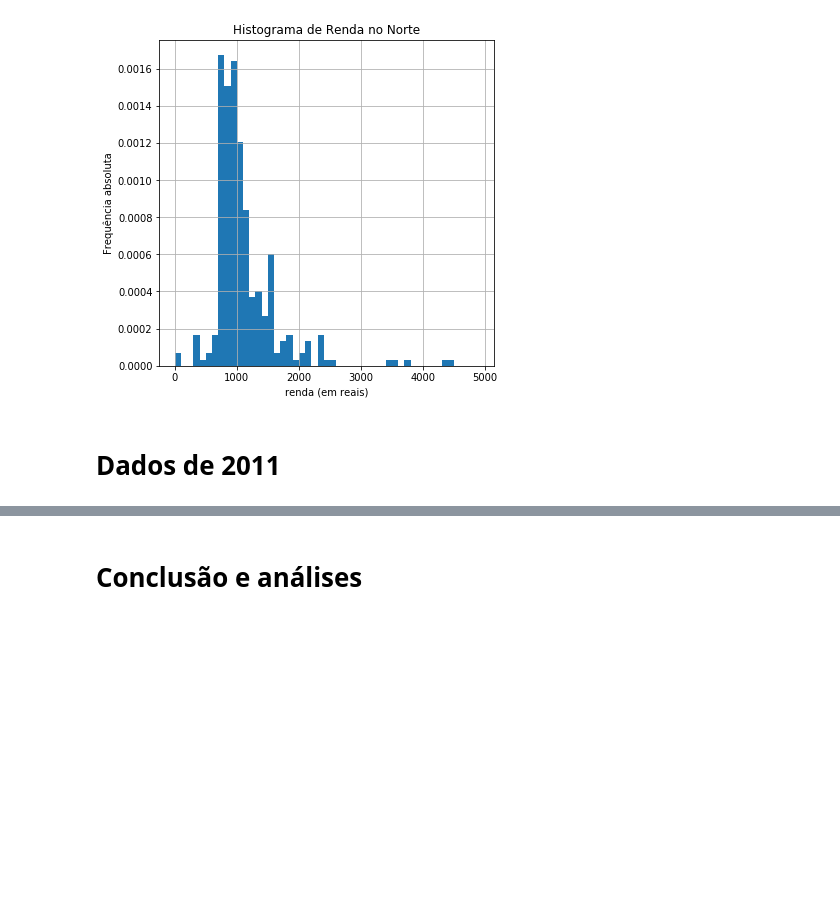
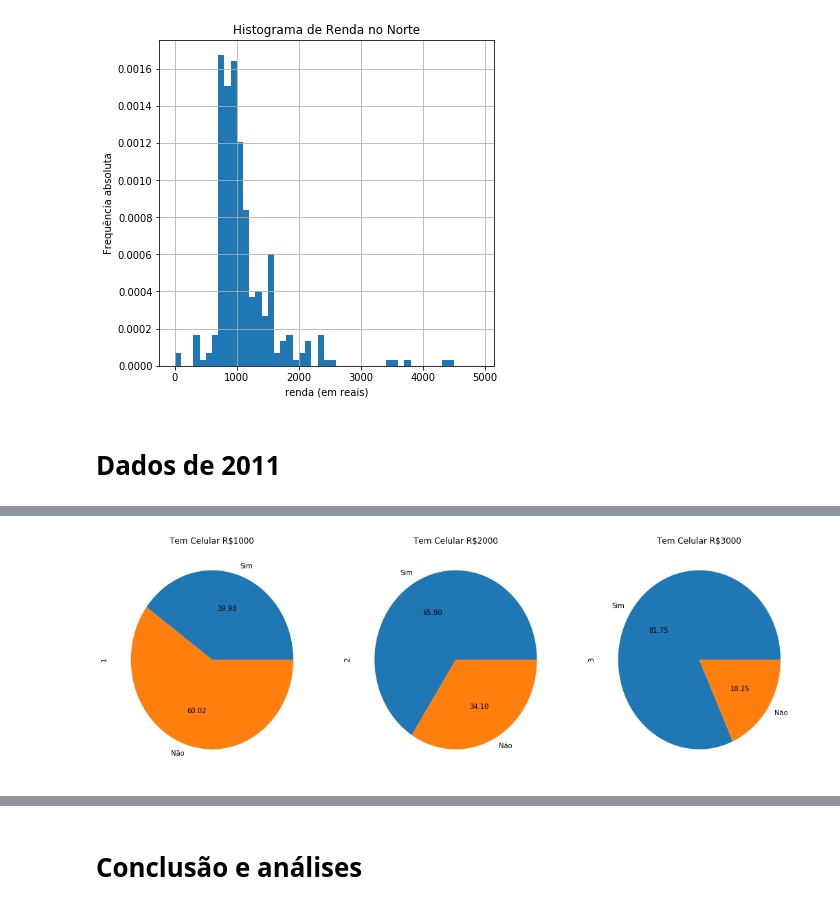
Before and after one commit to joaopmjm/CDDP, a Jupyter notebook: P1 - PNAD.ipynb, the cells around one changed output, grey strips where cells are left out. Saved outputs shown, nothing was run; the diff lists cells and outputs as text; code cells hidden in the pictures; blank space fills up the shorter version.

```diff
--- a/P1 - PNAD.ipynb
+++ b/P1 - PNAD.ipynb
@@ -702,0 +790,18 @@ See the caveats in the documentation: http://pandas.pydata.org/pandas-docs/stabl
+# %%
+# Criando cada tabela para uma faixa de renda
+
+renda_um_2011 = renda_net_2011[(renda_net_2011.V9532 == 1) & (renda_net_2011.V06111 != 0)]
+
+renda_dois_2011 = renda_net_2011[(renda_net_2011.V9532 == 2) & (renda_net_2011.V06111 != 0)]
+
+renda_tres_2011 = renda_net_2011[(renda_net_2011.V9532 == 3) & (renda_net_2011.V06111 != 0)]
+
+renda_quatro_2011 = renda_net_2011[(renda_net_2011.V9532 == 4) & (renda_net_2011.V06111 != 0)]
+
+renda_cinco_2011 = renda_net_2011[(renda_net_2011.V9532 == 5) & (renda_net_2011.V06111 != 0)]
+# %%
+renda_um_tab_2011 = pd.crosstab(renda_um_2011.V06111,renda_um_2011.V9532)
+renda_dois_tab_2011 = pd.crosstab(renda_dois_2011.V06111,renda_dois_2011.V9532)
+renda_tres_tab_2011 = pd.crosstab(renda_tres_2011.V06111,renda_tres_2011.V9532)
+renda_quatro_tab_2011 = pd.crosstab(renda_quatro_2011.V06111,renda_quatro_2011.V9532)
+renda_cinco_tab_2011 = pd.crosstab(renda_cinco_2011.V06111,renda_cinco_2011.V9532)
@@ -702,0 +811,29 @@ See the caveats in the documentation: http://pandas.pydata.org/pandas-docs/stabl
+# %%
+renda_um_tab_2011 = renda_um_tab_2011.rename({1: 'Sim', 3: 'Não'})
+#renda_um_tab_2011 = renda_um_tab_2011.drop([0])
+
+renda_dois_tab_2011 = renda_dois_tab_2011.rename({1: 'Sim', 3: 'Não'})
+#renda_dois_tab_2011 = renda_dois_tab_2011.drop([0])
+
+renda_tres_tab_2011 = renda_tres_tab_2011.rename({1: 'Sim', 3: 'Não'})
+#renda_tres_tab_2011 = renda_tres_tab_2011.drop([0])
+
+renda_quatro_tab_2011 = renda_quatro_tab_2011.rename({1: 'Sim', 3: 'Não'})
+#renda_quatro_tab_2011 = renda_quatro_tab_2011.drop([0])
+
+renda_cinco_tab_2011 = renda_cinco_tab_2011.rename({1: 'Sim', 3: 'Não'})
+#renda_cinco_tab_2011 = renda_cinco_tab_2011.drop([0])
+# %%
+plt.subplot(131)
+plot = renda_um_tab_2011[1].plot(kind='pie',title = 'Tem Celular R$1000',autopct='%.2f',figsize=(18,6))
+
+plt.subplot(132)
+plot = renda_dois_tab_2011[2].plot(kind='pie',title = 'Tem Celular R$2000',autopct='%.2f',figsize=(18,6))
+
+plt.subplot(133)
+plot = renda_tres_tab_2011[3].plot(kind='pie',title = 'Tem Celular R$3000',autopct='%.2f',figsize=(18,6))
+
+
+plt.show()
+# %% [output]
+[figure, added]
```
Also changed, not shown: parts of 50 cells of this notebook.
